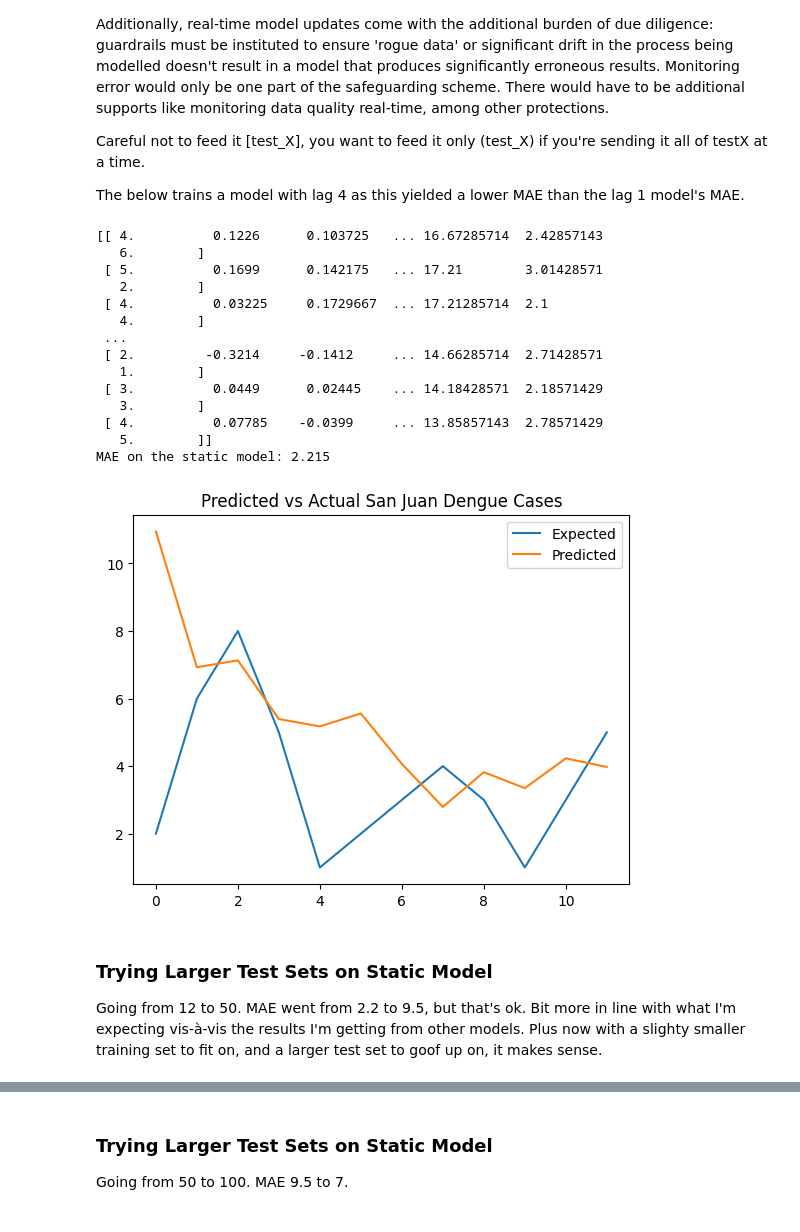
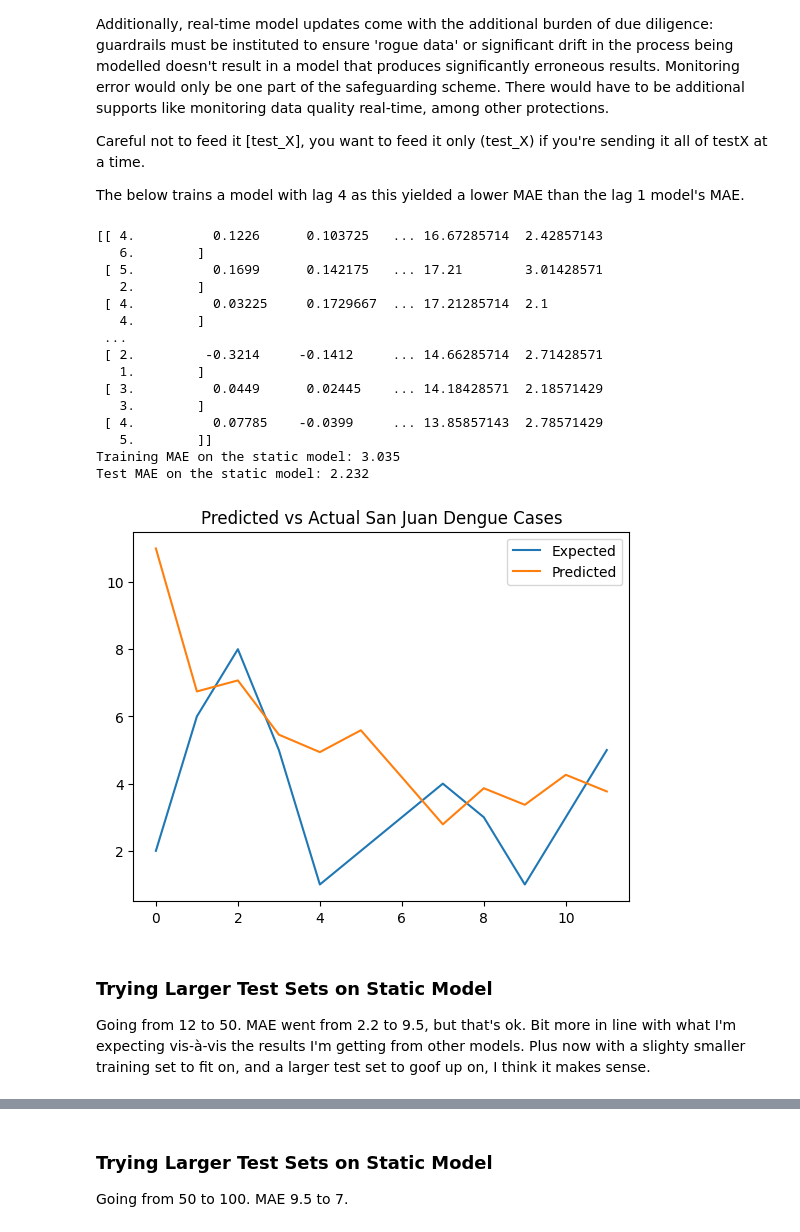
Before and after one commit to ValerieDier/multivariate_timeseries_forecasting_dengue, a Jupyter notebook: notebooks/rf_trial_nlags_MV.ipynb, the cells around one changed output, grey strips where cells are left out. Saved outputs shown, nothing was run; the diff lists cells and outputs as text; code cells hidden in the pictures.

```diff
--- a/notebooks/rf_trial_nlags_MV.ipynb
+++ b/notebooks/rf_trial_nlags_MV.ipynb
@@ -334,7 +335,7 @@ X_lagged = data.iloc[:, :n_obs].values  # lagged input data (target and features
 y_lagged = data.iloc[:, -n_features].values # unlagged target
 # Combine the above selections
 data_recombined = np.column_stack((X_lagged, y_lagged))
-print(data_recombined)	# X(fill) columns (y(t-1), y(t)) as expected
+print(data_recombined)
 
 # # Pull the data that is output from series_to_supervised
 # print(data_recombined) # 2 columns (y(t-1), y(t)) as expected
@@ -353,45 +354,51 @@ testX, testy = test[:, :-1], test[:, -1]
 # back to the array we had before with train prior to it being fed to [x for x in train].
 # Not sure why the back and forth.  It's the 2 columns of training data:, y(t-1), y(t).
 history = asarray(history)
 # again, history subbed in per parameters fed to random_forest_forecast function; keeps all rows, but separates lagged y and y(t)
 trainX, trainy = history[:, :-1], history[:, -1]
 model_static = RandomForestRegressor(n_estimators=1000)
 model_static.fit(trainX, trainy)
 
 # now predict y(t) using testX (last 12/n_test rows of lagged y)
-yhat_static = model_static.predict(testX)
-yhat_static
-#print('>expected=%.1f, predicted=%.1f' % (testy, yhat_static))
+yhat_static_test = model_static.predict(testX)
+yhat_static_test
+#print('>Test expected=%.1f, Test predicted=%.1f' % (testy, yhat_static_test))
+yhat_static_train = model_static.predict(trainX)
+yhat_static_train
+#print('>Train expected=%.1f, Train predicted=%.1f' % (trainy, yhat_static_train))
 
-MAE_static = mean_absolute_error(test[:, -1], yhat_static)
-print('MAE on the static model: %.3f' % MAE_static)
+MAE_static_train = mean_absolute_error(trainy, yhat_static_train)
+print('Training MAE on the static model: %.3f' % MAE_static_train)
+MAE_static_test = mean_absolute_error(test[:, -1], yhat_static_test)
+print('Test MAE on the static model: %.3f' % MAE_static_test)
 
 # plot actual and predicted
 pyplot.plot(test[:, -1], label='Expected')
-pyplot.plot(yhat_static, label='Predicted')
+pyplot.plot(yhat_static_test, label='Predicted')
 pyplot.title("Predicted vs Actual San Juan Dengue Cases")
 pyplot.legend()
 pyplot.show()
 # %% [output]
 [[ 4.          0.1226      0.103725   ... 16.67285714  2.42857143
    6.        ]
  [ 5.          0.1699      0.142175   ... 17.21        3.01428571
    2.        ]
  [ 4.          0.03225     0.1729667  ... 17.21285714  2.1
    4.        ]
  ...
  [ 2.         -0.3214     -0.1412     ... 14.66285714  2.71428571
    1.        ]
  [ 3.          0.0449      0.02445    ... 14.18428571  2.18571429
    3.        ]
  [ 4.          0.07785    -0.0399     ... 13.85857143  2.78571429
    5.        ]]
-MAE on the static model: 2.215
+Training MAE on the static model: 3.035
+Test MAE on the static model: 2.232
-[figure, old version]
+[figure, new version]
 # %% [markdown]
 ### Trying Larger Test Sets on Static Model
 
-Going from 12 to 50.  MAE went from 2.2 to 9.5, but that's ok.  Bit more in line with what I'm expecting vis-à-vis the results I'm getting from other models.  Plus now with a slighty smaller training set to fit on, and a larger test set to goof up on, it makes sense.
+Going from 12 to 50.  MAE went from 2.2 to 9.5, but that's ok.  Bit more in line with what I'm expecting vis-à-vis the results I'm getting from other models.  Plus now with a slighty smaller training set to fit on, and a larger test set to goof up on, I think it makes sense.
 # %%
 # convert series to supervised learning for multivariate scenarios
 def series_to_supervised(data, n_in=1, n_out=1, dropnan=True):
```
Also changed, not shown: parts of 13 cells of this notebook, 1 other file.
